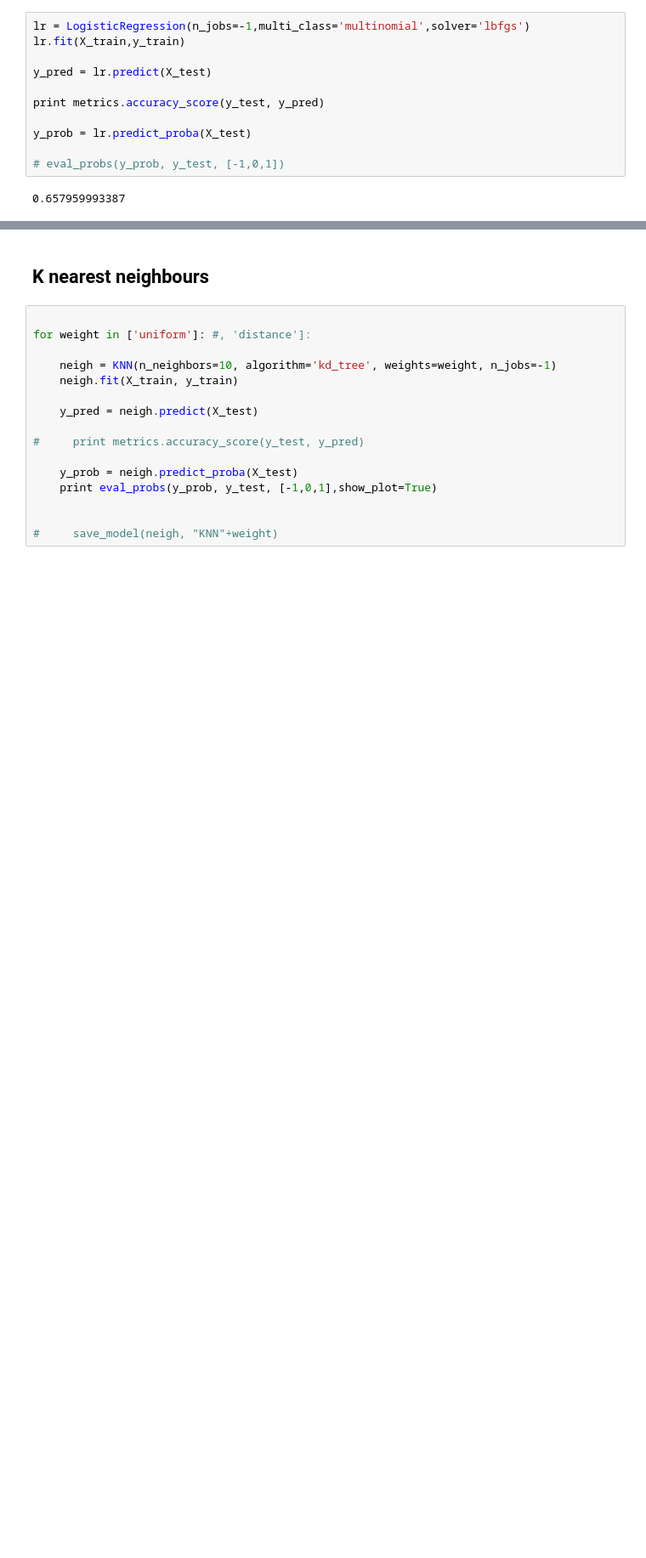
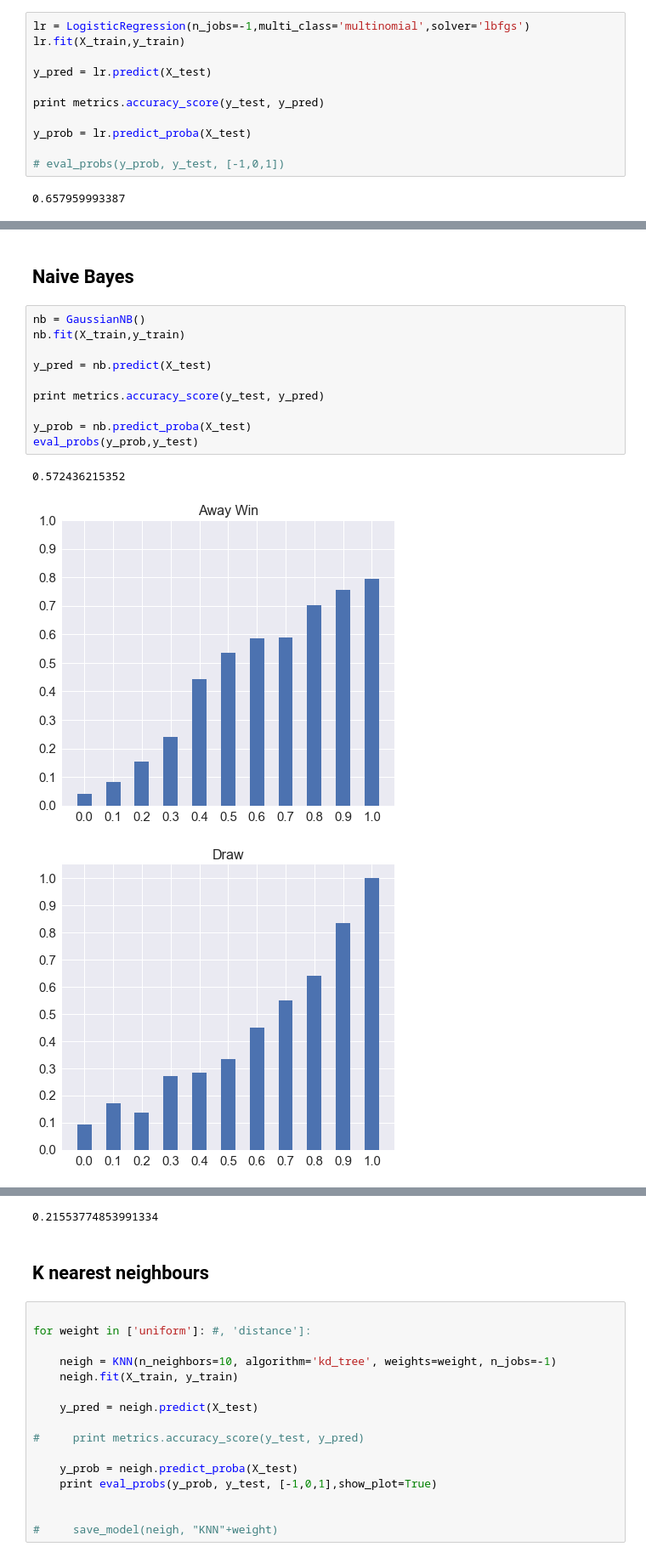
Before and after one commit to jay-z007/CSE519-2017-111463646, a Jupyter notebook: Project/model.ipynb, the cells around one changed output, grey strips where cells are left out. Shown: that part at 85% size. Saved outputs shown, nothing was run; the diff lists cells and outputs as text; blank space fills up the shorter version.

```diff
--- a/Project/model.ipynb
+++ b/Project/model.ipynb
@@ -130 +146,17 @@ eval_probs(y_prob, y_test, [-1,0,1])
 0.16396136000666395
+# %% [markdown]
+## Naive Bayes
+# %%
+nb = GaussianNB()
+nb.fit(X_train,y_train)
+
+y_pred = nb.predict(X_test)
+
+print metrics.accuracy_score(y_test, y_pred)
+
+y_prob = nb.predict_proba(X_test)
+eval_probs(y_prob,y_test)
+# %% [output]
+0.572436215352
+[figure, added]
+[figure, added]
@@ -131,3 +164,4 @@ eval_probs(y_prob, y_test, [-1,0,1])
+0.21553774853991334
 # %% [markdown]
 ## K nearest neighbours
 # %%
```
Also changed, not shown: parts of 12 cells of this notebook, 2 other files.
